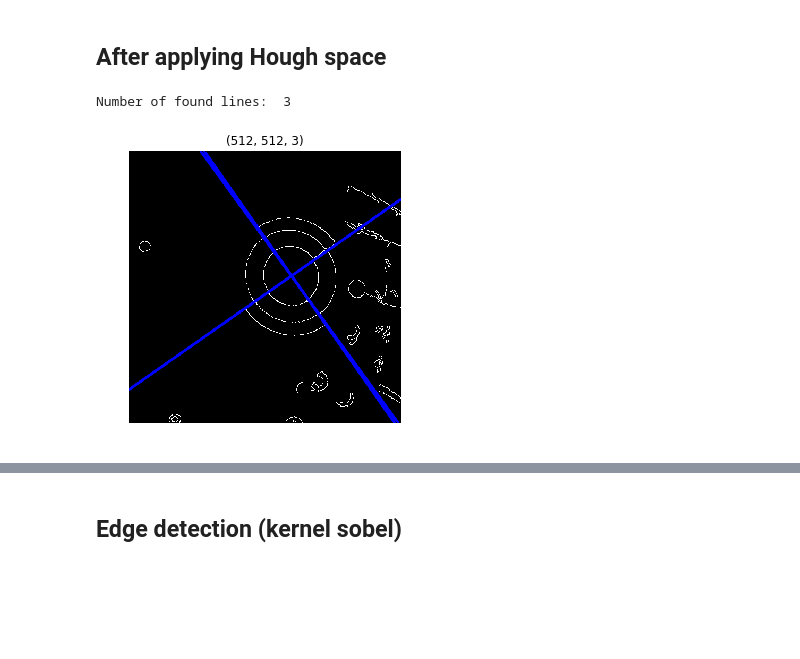
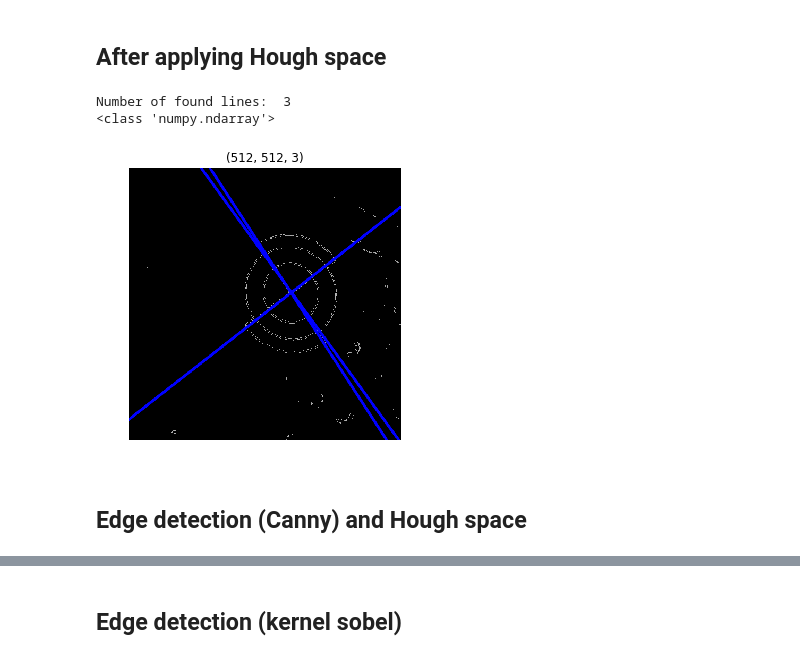
Before and after one commit to YevgenyW/CV-2019, a Jupyter notebook: hough_space/hough_space.ipynb, the cells around one changed output, grey strips where cells are left out. Drawn from its saved outputs; the diff is of its cells as text; code cells hidden in the pictures; blank space fills up the shorter version.

Commit message:
complete task with Hough space

```diff
--- a/hough_space/hough_space.ipynb
+++ b/hough_space/hough_space.ipynb
@@ -40,0 +78,13 @@ imshow(cdst, 'gray')
+# %%
+scale = 1
+delta = 0
+ddepth = cv2.CV_16S
+
+grad_x = cv2.Sobel(src, ddepth, 1, 0, ksize=3, scale=scale, delta=delta, borderType=cv2.BORDER_DEFAULT)
+grad_y = cv2.Sobel(src, ddepth, 0, 1, ksize=3, scale=scale, delta=delta, borderType=cv2.BORDER_DEFAULT)
+
+dst = np.sqrt(grad_x*grad_x + grad_y*grad_y).astype('uint8')
+dst[dst < 150] = 0
+# imshow(dst, 'gray')
+cdst = cv2.cvtColor(dst, cv2.COLOR_GRAY2BGR)
+imshow(cdst, 'gray')
@@ -41,23 +93,28 @@ imshow(cdst, 'gray')
 # %% [markdown]
 ## After applying Hough space
 # %%
-lines = cv2.HoughLines(dst, 1, np.pi / 180, 85, None, 0, 0)
+cdst = cv2.cvtColor(dst, cv2.COLOR_GRAY2BGR)
+
+lines = cv2.HoughLines(dst, 1, np.pi / 180, 64, None, 0, 0)
 
 print("Number of found lines: ", len(lines))
-
+print (type(lines))
 if lines is not None:
     for i in range(0, len(lines)):
         rho = lines[i][0][0]
         theta = lines[i][0][1]
         a = math.cos(theta)
         b = math.sin(theta)
         x0 = a * rho
         y0 = b * rho
         pt1 = (int(x0 + 1000*(-b)), int(y0 + 1000*(a)))
         pt2 = (int(x0 - 1000*(-b)), int(y0 - 1000*(a)))
         cv2.line(cdst, pt1, pt2, (0, 0, 255), 3, cv2.LINE_AA)
 
 imshow(cdst, 'gray')
 # %% [output]
 Number of found lines:  3
+<class 'numpy.ndarray'>
-[figure, old version]
+[figure, new version]
+# %% [markdown]
+## Edge detection (Canny) and Hough space
```
Also changed, not shown: parts of 59 cells of this notebook.
